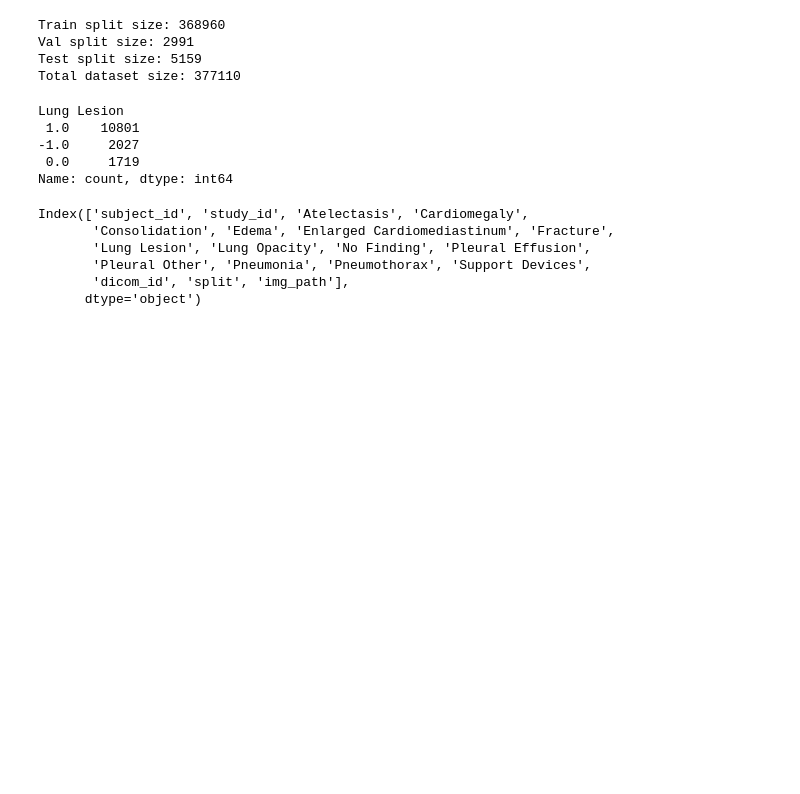
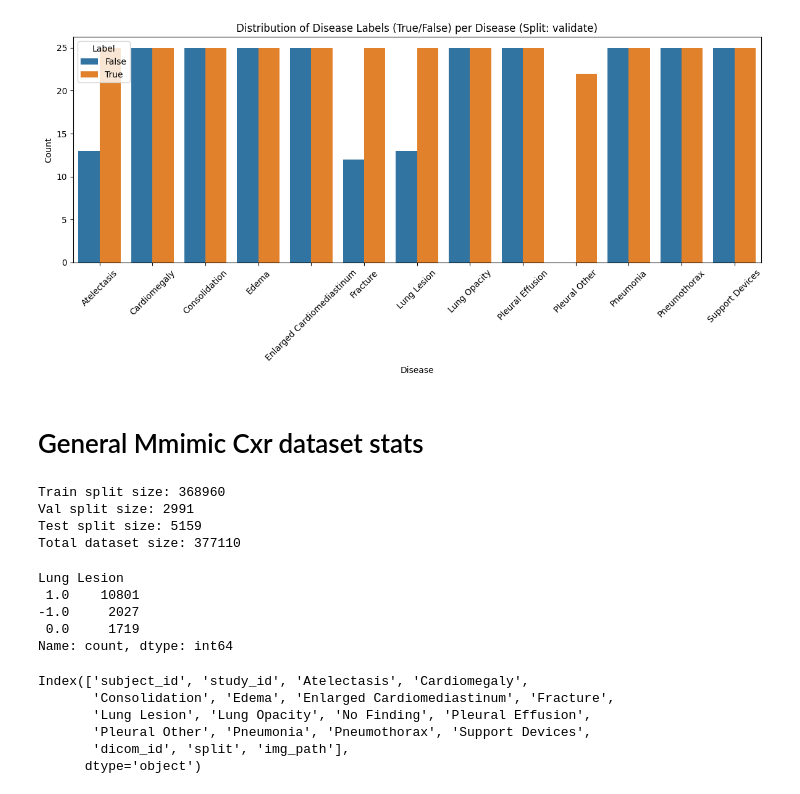
Before and after one commit to onurdenizguler/RewardingVisualDoubt, a Jupyter notebook: examinations/examine_mimic_cxr_dataset.ipynb, the cells around one changed output. Saved outputs shown, nothing was run; the diff lists cells and outputs as text; code cells hidden in the pictures; blank space fills up the shorter version.

```diff
--- a/examinations/examine_mimic_cxr_dataset.ipynb
+++ b/examinations/examine_mimic_cxr_dataset.ipynb
@@ -13,0 +41,4 @@ mimic_cxr_df.head()
+# %%
+df = dataset.create_balanced_binary_qa_mimic_cxr_dataset_df(
+    mimic_cxr_df, split=dataset.DatasetSplit.VALIDATION, num_samples_per_disease=50
+)
@@ -14,3 +69,10 @@ mimic_cxr_df.head()
+# %%
+# plot_mimic_cxr.plot_num_datapoints_per_disease(df_melt, split=dataset.DatasetSplit.VALIDATION)
+plot_mimic_cxr.plot_num_datapoints_per_disease(df, split=dataset.DatasetSplit.VALIDATION)
+# %% [output]
+[figure, added]
+# %% [markdown]
+# General Mmimic Cxr dataset stats
 # %%
 import pandas as pd
 
```
Also changed, not shown: parts of 15 cells of this notebook, 11 other files.
